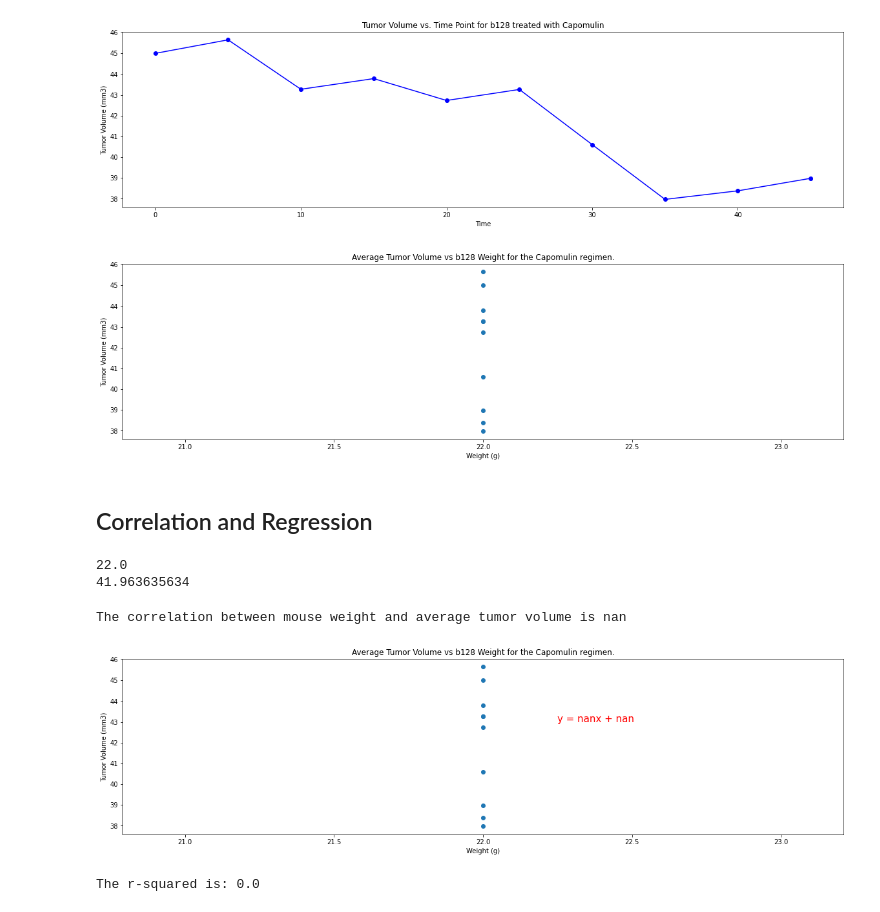
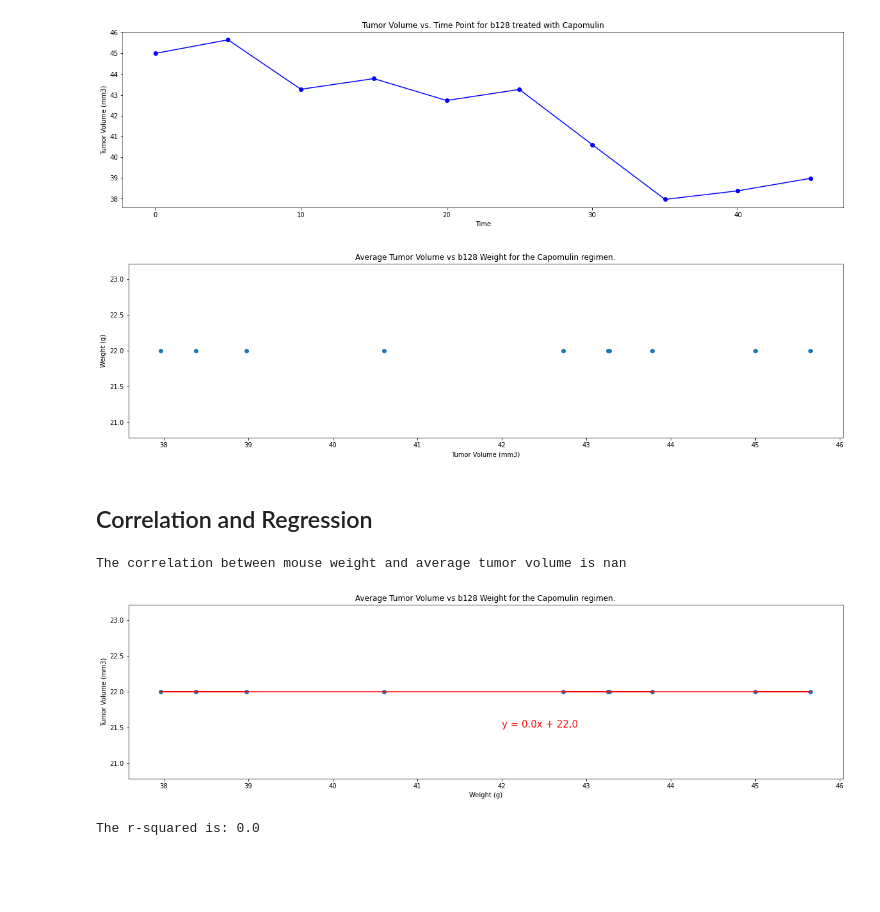
Before and after one commit to georgiafbi/matplotlib-challenge, a Jupyter notebook: Pymaceuticals/pymaceuticals_starter.ipynb, the cells around one changed output. Cells and saved outputs as stored; diff of their text form; code cells hidden in the pictures; blank space fills up the shorter version.

Commit message:
added scatter plot with linear regression line

```diff
--- a/Pymaceuticals/pymaceuticals_starter.ipynb
+++ b/Pymaceuticals/pymaceuticals_starter.ipynb
@@ -268,40 +268,35 @@ plt.show()
 # %%
 # Generate a scatter plot of average tumor volume vs. mouse weight for the Capomulin regimen
 mouse_weight=capomulin_mouse_df["Weight (g)"]
-plt.scatter(mouse_weight,y_tv)
+plt.scatter(y_tv,mouse_weight)
 plt.title(f"Average Tumor Volume vs {mouse[mouse_select]} Weight for the {drug} regimen.")
-plt.xlabel("Weight (g)")
-plt.ylabel("Tumor Volume (mm3)")
+plt.ylabel("Weight (g)")
+plt.xlabel("Tumor Volume (mm3)")
 plt.show()
 # %% [output]
-[figure, old version]
+[figure, new version]
 # %% [markdown]
 ## Correlation and Regression
 # %%
 # Calculate the correlation coefficient and linear regression model
 # for mouse weight and average tumor volume for the Capomulin regimen
-correlation=sts.pearsonr(y_tv,mouse_weight)
-print(mouse_weight.mean())
-print(y_tv.mean())
+correlation=sts.pearsonr(mouse_weight,y_tv)
-# %% [output]
-22.0
-41.963635634
 # %%
 print(f"The correlation between mouse weight and average tumor volume is {round(correlation[0],2)}")
 # %% [output]
 The correlation between mouse weight and average tumor volume is nan
 # %%
-(slope, intercept, rvalue, pvalue, stderr) = linregress(mouse_weight, y_tv)
-regress_values = mouse_weight * slope + intercept
+(slope, intercept, rvalue, pvalue, stderr) = linregress(y_tv, mouse_weight)
+regress_values = y_tv * slope + intercept
 line_eq = "y = " + str(round(slope,2)) + "x + " + str(round(intercept,2))
-plt.scatter(mouse_weight,y_tv)
+plt.scatter(y_tv,mouse_weight)
 plt.title(f"Average Tumor Volume vs {mouse[mouse_select]} Weight for the {drug} regimen.")
-plt.plot(mouse_weight,regress_values,"r-")
-plt.annotate(line_eq,(22.25,43),fontsize=15,color="red")
+plt.plot(y_tv,regress_values,"r-")
+plt.annotate(line_eq,(42,21.5),fontsize=15,color="red")
 plt.xlabel("Weight (g)")
 plt.ylabel("Tumor Volume (mm3)")
 plt.show()
 print(f"The r-squared is: {rvalue**2}")
 # %% [output]
-[figure, old version]
+[figure, new version]
 The r-squared is: 0.0
```
